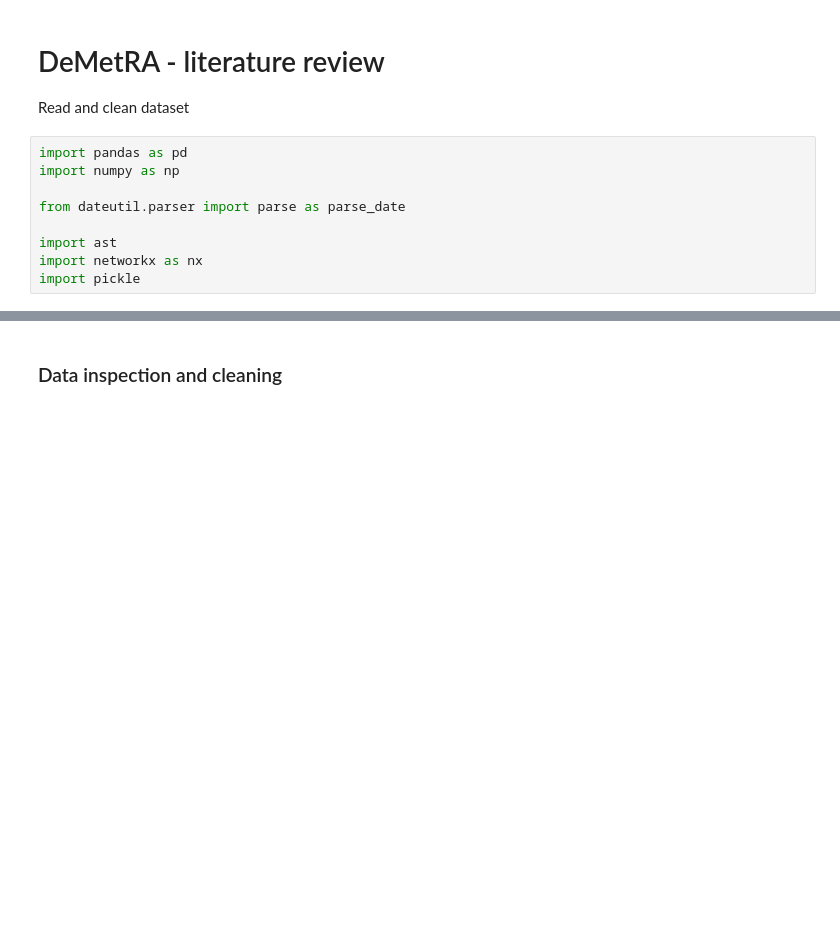
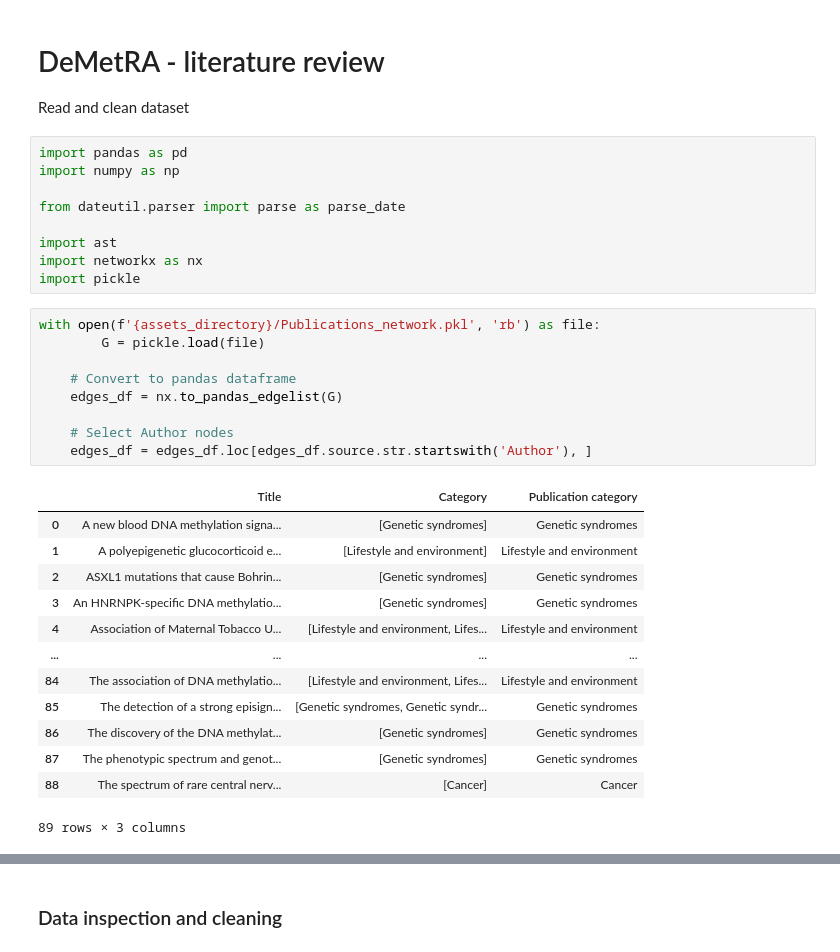
Before and after one commit to inDEPTHlab/DeMetRA-review, a Jupyter notebook: definitions/data_preprocessing.ipynb, the cells around one changed output, grey strips where cells are left out. Cells and saved outputs as stored; diff of their text form; blank space fills up the shorter version.

```diff
--- a/definitions/data_preprocessing.ipynb
+++ b/definitions/data_preprocessing.ipynb
@@ -11,6 +11,29 @@ from dateutil.parser import parse as parse_date
 import ast
 import networkx as nx
 import pickle
+# %%
+with open(f'{assets_directory}/Publications_network.pkl', 'rb') as file:
+        G = pickle.load(file)
+
+    # Convert to pandas dataframe
+    edges_df = nx.to_pandas_edgelist(G)
+
+    # Select Author nodes
+    edges_df = edges_df.loc[edges_df.source.str.startswith('Author'), ]
+# %% [output]
+|  | Title | Category | Publication category |
+| 0 | A new blood DNA methylation signa... | [Genetic syndromes] | Genetic syndromes |
+| 1 | A polyepigenetic glucocorticoid e... | [Lifestyle and environment] | Lifestyle and environment |
+| 2 | ASXL1 mutations that cause Bohrin... | [Genetic syndromes] | Genetic syndromes |
+| 3 | An HNRNPK-specific DNA methylatio... | [Genetic syndromes] | Genetic syndromes |
+| 4 | Association of Maternal Tobacco U... | [Lifestyle and environment, Lifes... | Lifestyle and environment |
+| ... | ... | ... | ... |
+| 84 | The association of DNA methylatio... | [Lifestyle and environment, Lifes... | Lifestyle and environment |
+| 85 | The detection of a strong episign... | [Genetic syndromes, Genetic syndr... | Genetic syndromes |
+| 86 | The discovery of the DNA methylat... | [Genetic syndromes] | Genetic syndromes |
+| 87 | The phenotypic spectrum and genot... | [Genetic syndromes] | Genetic syndromes |
+| 88 | The spectrum of rare central nerv... | [Cancer] | Cancer |
+89 rows × 3 columns
 # %%
 assets_directory = '../assets/'
 
```
Also changed, not shown: parts of 1 cell of this notebook, 3 other files.
